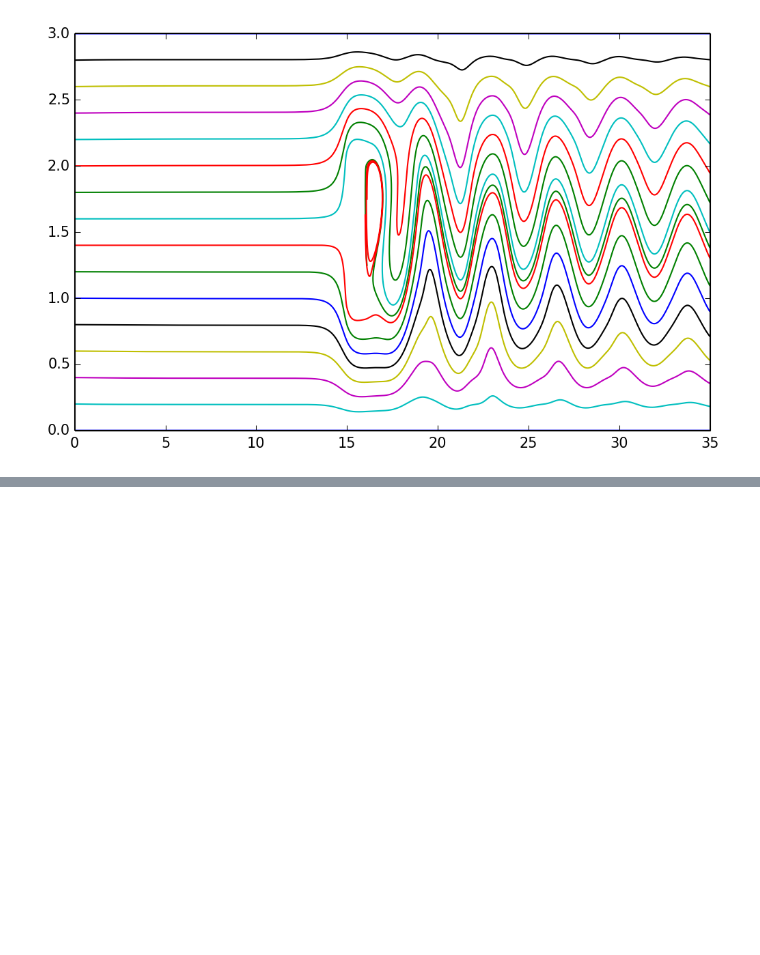
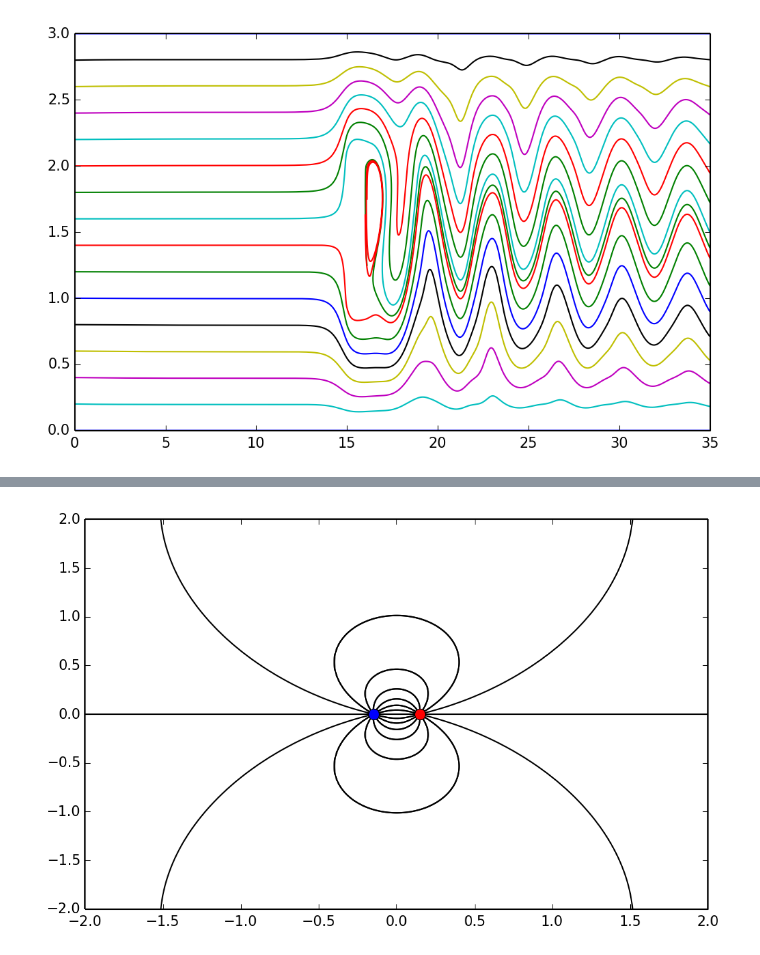
Before and after one commit to ljetibo/Notebooks, a Jupyter notebook: StreamlineFlow.ipynb, the cells around one changed output, grey strips where cells are left out. Saved outputs shown, nothing was run; the diff lists cells and outputs as text; code cells hidden in the pictures; blank space fills up the shorter version.

```diff
--- a/StreamlineFlow.ipynb
+++ b/StreamlineFlow.ipynb
@@ -240,0 +205,7 @@ plt.show()
+# %%
+# charges and positions
+#DIPOLE
+charges=[ charge(1, [-0.15, 0]), charge(-1, [0.15, 0]) ]
+SolveNPlot(E_deriv, charges)
+# %% [output]
+[figure, added]
```
Also changed, not shown: parts of 10 cells of this notebook.
